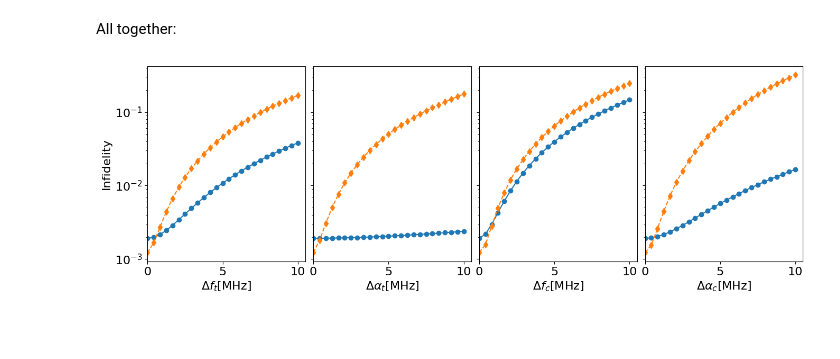
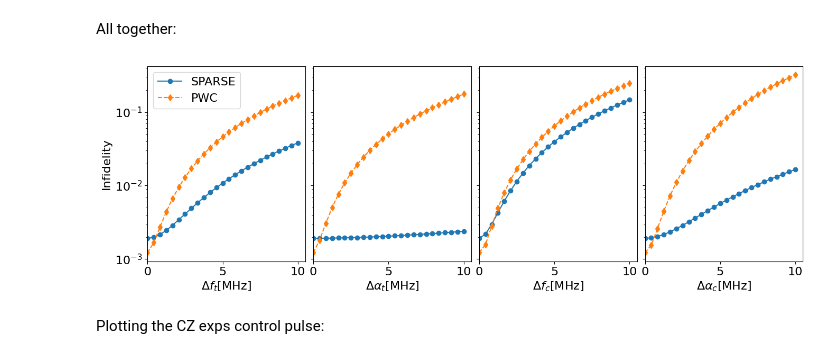
Before and after one commit to YonatanGideoni/c3, a Jupyter notebook: playground/paper_plots.ipynb, the cells around one changed output. Drawn from its saved outputs; the diff is of its cells as text; code cells hidden in the pictures; blank space fills up the shorter version.

Commit message:
paper plots

```diff
--- a/playground/paper_plots.ipynb
+++ b/playground/paper_plots.ipynb
@@ -166,33 +166,35 @@ All together:
 # %%
 plot_freqs = dfreqs / 1e6
 
 fig, axs = plt.subplots(1, 4, sharey=True)
 fig.set_figwidth(16)
 
 plt.subplots_adjust(wspace=0.05)
 
-axs[0].plot(plot_freqs, 1 - sparse_freq_fids_t, linestyle='solid', marker='o')
+axs[0].plot(plot_freqs, 1 - sparse_freq_fids_t, linestyle='solid', marker='o', label='SPARSE')
 axs[1].plot(plot_freqs, 1 - sparse_anhar_fids_t, linestyle='solid', marker='o')
 axs[2].plot(plot_freqs, 1 - sparse_freq_fids_c, linestyle='solid', marker='o')
 axs[3].plot(plot_freqs, 1 - sparse_anhar_fids_c, linestyle='solid', marker='o')
 
-axs[0].plot(plot_freqs, 1 - pwc_freq_fids_t, linestyle='dashed', marker='d')
+axs[0].plot(plot_freqs, 1 - pwc_freq_fids_t, linestyle='dashed', marker='d', label='PWC')
 axs[1].plot(plot_freqs, 1 - pwc_anhar_fids_t, linestyle='dashed', marker='d')
 axs[2].plot(plot_freqs, 1 - pwc_freq_fids_c, linestyle='dashed', marker='d')
 axs[3].plot(plot_freqs, 1 - pwc_anhar_fids_c, linestyle='dashed', marker='d')
 
 axs[0].set_xlabel('$\Delta f_t$[MHz]')
 axs[1].set_xlabel(r'$\Delta \alpha_t$[MHz]')
 axs[2].set_xlabel('$\Delta f_c$[MHz]')
 axs[3].set_xlabel(r'$\Delta \alpha_c$[MHz]')
 
-
 for ax in axs:
     ax.semilogy()
     ax.set_xlim(0)
 
 axs[0].set_ylabel('Infidelity')
+axs[0].legend()
 
-plt.savefig('all_perts_together.png', bbox_inches='tight', dpi=750)
+plt.savefig('all_perts_together.pdf', bbox_inches='tight', dpi=750)
 # %% [output]
-[figure, old version]
+[figure, new version]
+# %% [markdown]
+Plotting the CZ exps control pulse:
```
Also changed, not shown: parts of 2 cells of this notebook.
